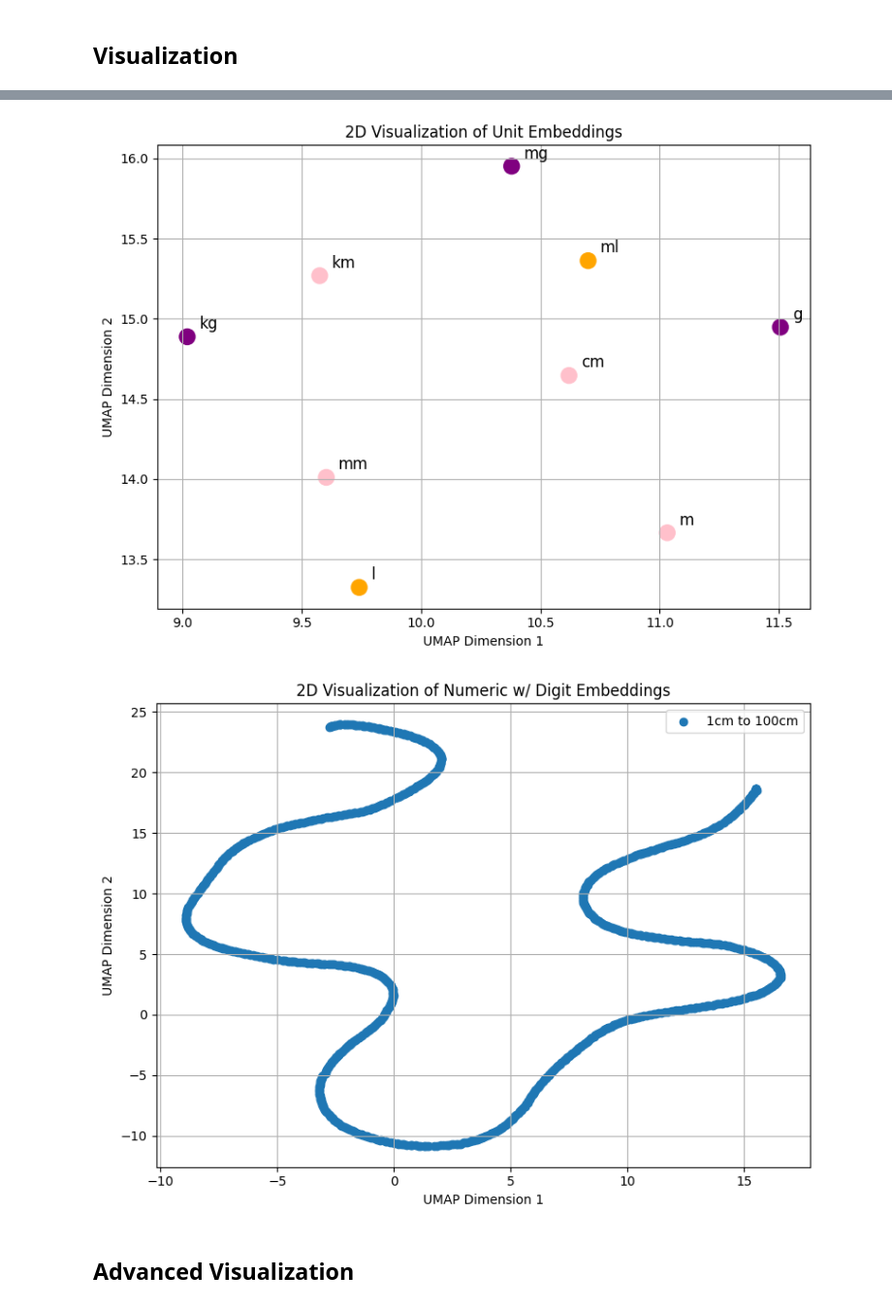
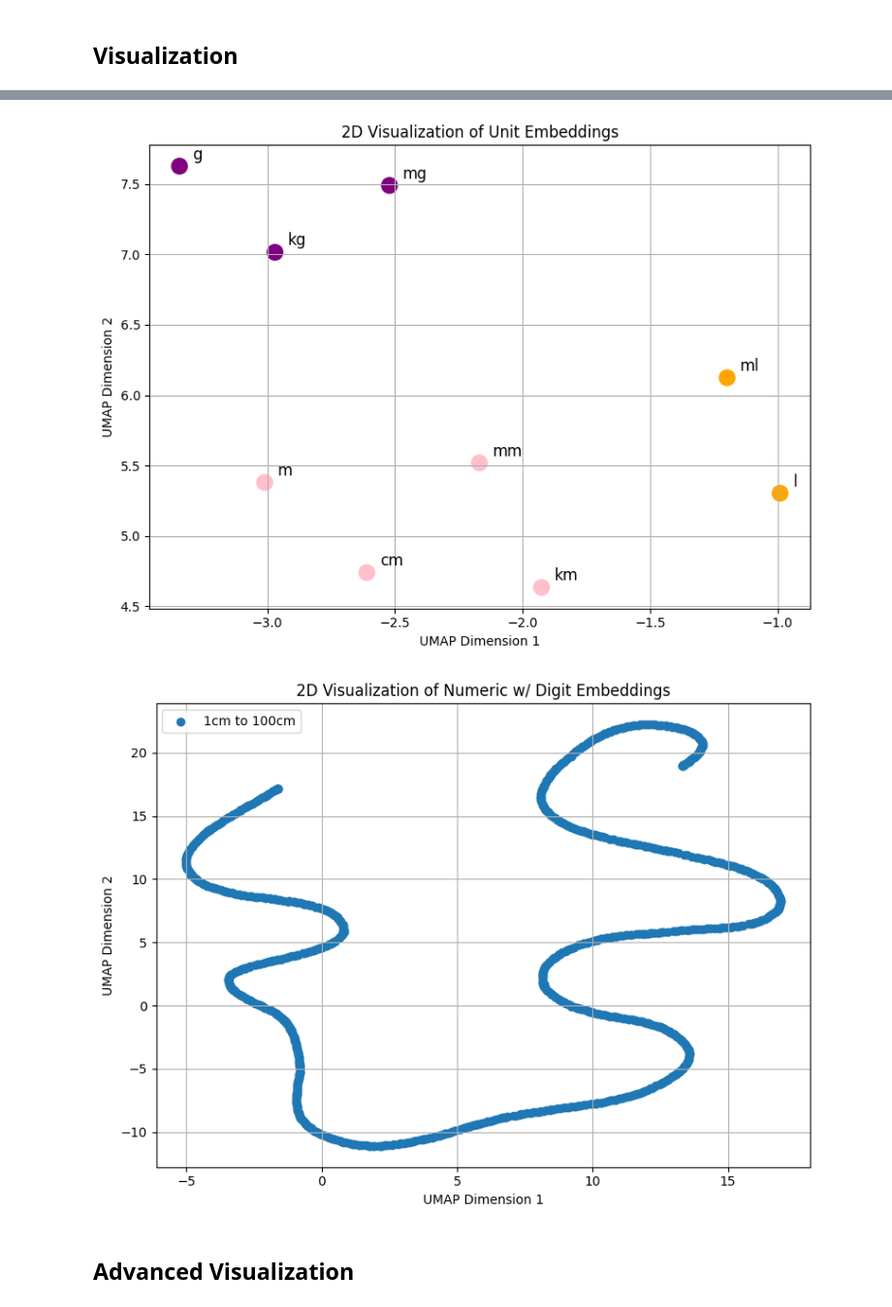
Before and after one commit to sucpark/NumericalNet, a Jupyter notebook: notebooks/test_numericnet_v1.ipynb, the cells around one changed output, grey strips where cells are left out. Shown: that part at 97% size. Drawn from its saved outputs; the diff is of its cells as text; code cells hidden in the pictures.

Commit message:
Update model structure and loss_fn to catch gradient

```diff
--- a/notebooks/test_numericnet_v1.ipynb
+++ b/notebooks/test_numericnet_v1.ipynb
@@ -102,14 +103,14 @@ Temp Train Data:
 # Hyperparameters
 train_batch_size = 1024
 test_batch_size = 256
-num_epochs = 100
+num_epochs = 50
 num_warmup_steps = 500
-early_stopping_patience = 200
+early_stopping_patience = 50
 test_ratio = 0.1
 seed = 42
 device = torch.device('cuda' if torch.cuda.is_available() else 'cpu')
-learning_rate = 0.0004
-weight_decay=2e-6
+learning_rate = 0.0005
+weight_decay=2e-5
 lr_scheduler = "cosine"
 
 # Split the data into train and validation
@@ -137,6 +138,10 @@ scheduler = get_scheduler(
 # Training
 cnt, best_loss = 0, float('inf')
 train_losses, valid_losses = [], []
+
+train_equal_losses, train_inequal_losses, train_mangn_losses = [], [], []
+valid_equal_losses, valid_inequal_losses, valid_mangn_losses = [], [], []
+
 for idx, epoch in enumerate(range(num_epochs)):
     model.train()
     train_loss = 0.0
@@ -144,9 +149,10 @@ for idx, epoch in enumerate(range(num_epochs)):
     for batch in tr_dl:
         batch = [tensor.to(device) for tensor in batch]
         value1, unit1, value2, unit2, operation = batch
-        value1_embeddings, value2_embeddings = model(value1), model(value2)
+        value1_unit1_embedding = model(value1, unit1)
+        value2_unit2_embedding = model(value2, unit2)
 
-        loss = model.loss_fn(value1_embeddings, value2_embeddings, unit1, unit2, operation)
+        loss = model.loss_fn(value1_unit1_embedding, value2_unit2_embedding, operation)
         train_loss += loss.item()
 
         optimizer.zero_grad()
@@ -164,13 +170,15 @@ for idx, epoch in enumerate(range(num_epochs)):
         for batch in val_dl:
             batch = [tensor.to(device) for tensor in batch]
             value1, unit1, value2, unit2, operation = batch
-            value1_embeddings, value2_embeddings = model(value1), model(value2)
+            value1_unit1_embedding = model(value1, unit1)
+            value2_unit2_embedding = model(value2, unit2)
 
-            loss = model.loss_fn(value1_embeddings, value2_embeddings, unit1, unit2, operation)
+            loss = model.loss_fn(value1_unit1_embedding, value2_unit2_embedding, operation)
             val_loss += loss.item()
 
         val_loss /= len(val_dl)
         valid_losses.append(val_loss)
+
     elapsed = (time.time() - start)*1000
     if (epoch+1) % 1 == 0:
         print(f"Epoch[{epoch+1}/{num_epochs}]|LR: {optimizer.param_groups[0]['lr']:.6f}|Train Loss: {train_loss:.6f}|Val Loss: {val_loss:.6f}|Elapsed time: {elapsed:.2f}ms")
@@ -230,5 +238,5 @@ plot_loss(train_losses, valid_losses)
 # %%
-output_path = "../output/20240403_numericalnet_small_dim200"
+output_path = "../output/20240406_numericalnet_small_dim200"
 os.makedirs(output_path, exist_ok=True)
 
 unit_to_idx_path = os.path.join(output_path, "unit_to_idx.json")
@@ -322,7 +322,7 @@ plt.grid(True)
 plt.tight_layout()
 plt.show()
 # %% [output]
-[figure, old version]
+[figure, new version]
 # %%
 digit_unit_ranges = [
     ("cm", 1, 100, 0.1),
@@ -334,35 +334,38 @@ with torch.no_grad():
     for idx, (unit, start, end, step) in enumerate(digit_unit_ranges):
         temp_digit_unit_range = get_numeric_range(start, end, step)
         for digit in temp_digit_unit_range:
-            temp_embedding = model.get_digit_unit_embedding(digit, unit)
+            # temp_embedding = model.get_digit_unit_embedding(digit, unit)
+            temp_embedding = model(digit, unit)
+            temp_embedding = temp_embedding.unsqueeze(0)
+            # print(temp_embedding.shape)
             numeric_digit_embeddings.append(temp_embedding.cpu().numpy())
         numeric_digit_labels.append(np.ones(len(temp_digit_unit_range))*idx)
 
 embeddings = np.concatenate(numeric_digit_embeddings)
 embeddings_2d = apply_umap(embeddings)
 labels = np.concatenate(numeric_digit_labels)
 unique_labels = np.unique(labels)
 labels_text = [f'{x[1]}{x[0]} to {x[2]}{x[0]}' for x in digit_unit_ranges]
 
 # Generate colors for each range
 cmap = plt.cm.get_cmap('tab20', len(digit_unit_ranges))
 colors = [cmap(i) for i in range(len(digit_unit_ranges))]
 
 # Draw Plots
 plt.figure(figsize=(8, 6))
 for label, color, text in zip(unique_labels, colors, labels_text):
     mask = labels == label
     plt.scatter(embeddings_2d[mask, 0], embeddings_2d[mask, 1], c=color, label=text)
 
 plt.xlabel('UMAP Dimension 1')
 plt.ylabel('UMAP Dimension 2')
 plt.title('2D Visualization of Numeric w/ Digit Embeddings')
 plt.legend()
 plt.grid(True)
 plt.tight_layout()
 plt.show()
 # %% [output]
-[figure, old version]
+[figure, new version]
 # %% [markdown]
 ## Advanced Visualization
 # %%
```
Also changed, not shown: parts of 16 cells of this notebook, 1 other file.
